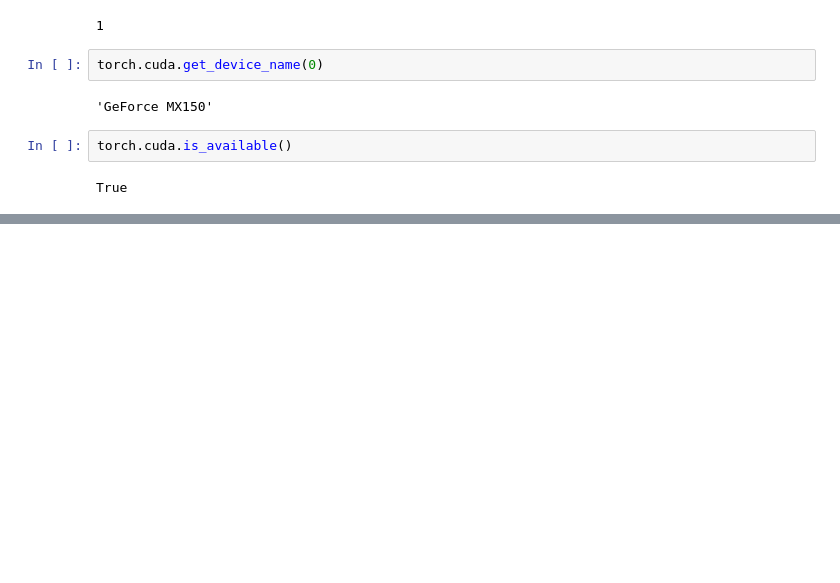
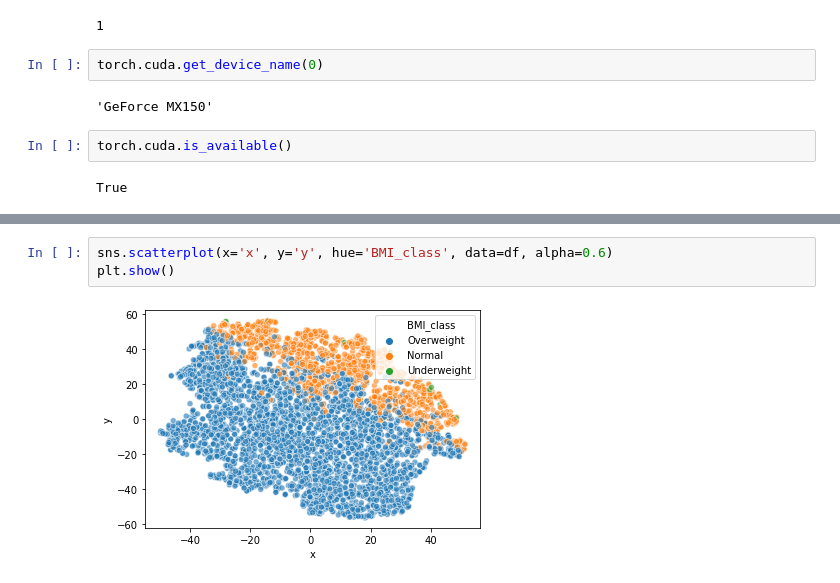
Before and after one commit to loganrane/MachineLearning101, a Jupyter notebook: Workspace - Dump.ipynb, the cells around one changed output, grey strips where cells are left out. Saved outputs shown, nothing was run; the diff lists cells and outputs as text; blank space fills up the shorter version.

```diff
--- a/Workspace - Dump.ipynb
+++ b/Workspace - Dump.ipynb
@@ -72,0 +120,5 @@ True
+# %%
+sns.scatterplot(x='x', y='y', hue='BMI_class', data=df, alpha=0.6)
+plt.show()
+# %% [output]
+[figure, added]
```
Also changed, not shown: parts of 9 cells of this notebook, 1 other file.
